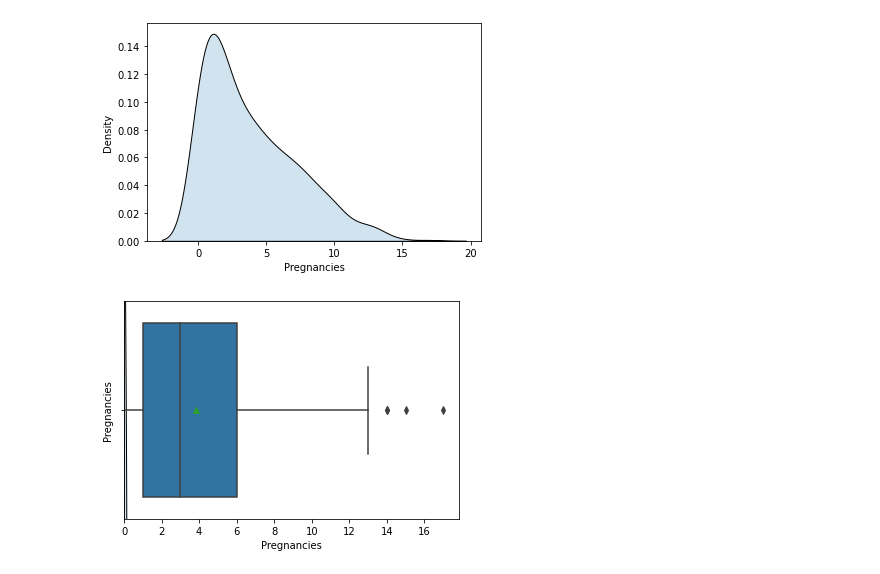
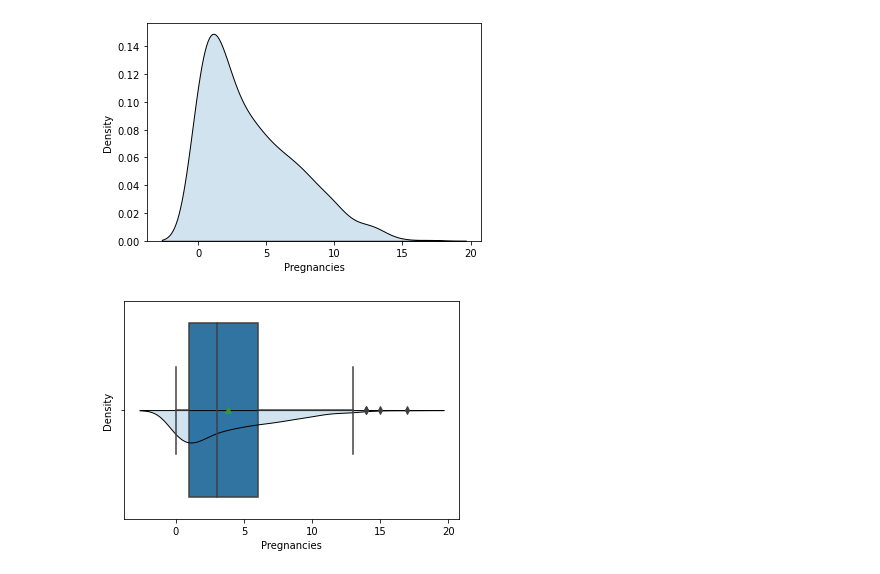
Before and after one commit to MonaemKhan/Mechine-Learning-Practice, a Jupyter notebook: Seaborn Practice/Untitled.ipynb, the cells around one changed output. Drawn from its saved outputs; the diff is of its cells as text; code cells hidden in the pictures.

```diff
--- a/Seaborn Practice/Untitled.ipynb
+++ b/Seaborn Practice/Untitled.ipynb
@@ -29,8 +29,8 @@ plt.show()
 # %% [output]
 [figure]
 # %%
-sns.kdeplot(data=df,y='Pregnancies',multiple='stack',alpha=0.2)
+sns.kdeplot(data=df,x='Pregnancies',multiple='stack',alpha=0.2)
 sns.boxplot(x='Pregnancies',data=df,showmeans=True)
 plt.show()
 # %% [output]
-[figure, old version]
+[figure, new version]
```
Also changed, not shown: 4 other files.
